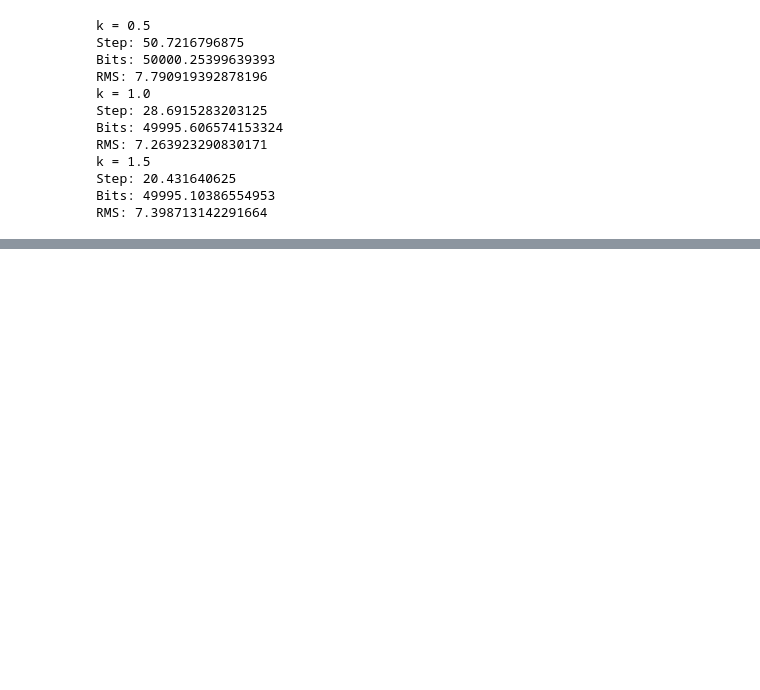
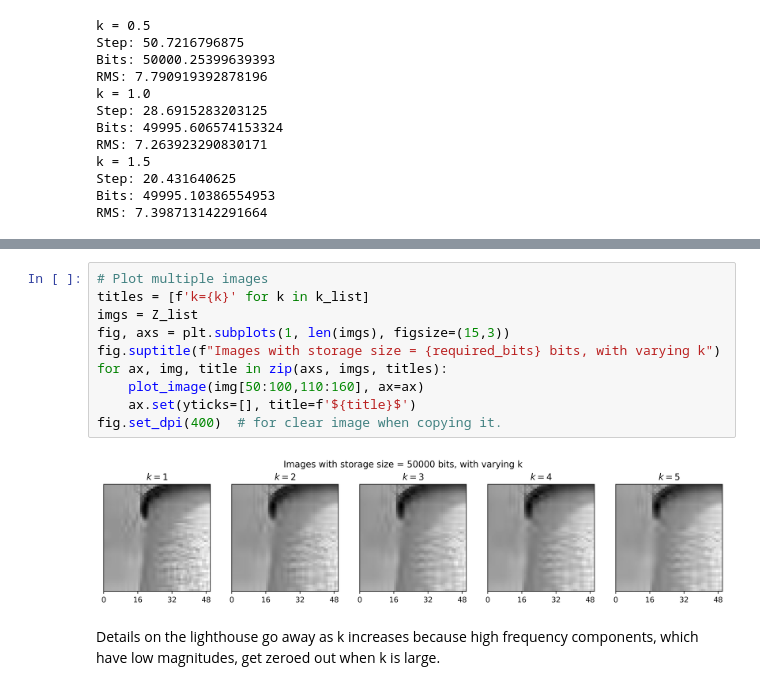
Before and after one commit to jet-tong/cued_sf2_lab, a Jupyter notebook: 11-centre-clipped-LBT.ipynb, the cells around one changed output, grey strips where cells are left out. Saved outputs shown, nothing was run; the diff lists cells and outputs as text; blank space fills up the shorter version.

```diff
--- a/11-centre-clipped-LBT.ipynb
+++ b/11-centre-clipped-LBT.ipynb
@@ -205,0 +293,16 @@ Text(0, 0.5, 'RMS')
+# %%
+# Plot multiple images
+titles = [f'k={k}' for k in k_list]
+imgs = Z_list
+fig, axs = plt.subplots(1, len(imgs), figsize=(15,3))
+fig.suptitle(f"Images with storage size = {required_bits} bits, with varying k")
+for ax, img, title in zip(axs, imgs, titles):
+    plot_image(img[50:100,110:160], ax=ax)
+    ax.set(yticks=[], title=f'${title}$')
+fig.set_dpi(400)  # for clear image when copying it.
+# %% [output]
+[figure, added]
+# %% [markdown]
+Details on the lighthouse go away as k increases
+because high frequency components, which have low magnitudes, get zeroed
+out when k is large.
```
Also changed, not shown: parts of 5 cells of this notebook, 2 other files.
